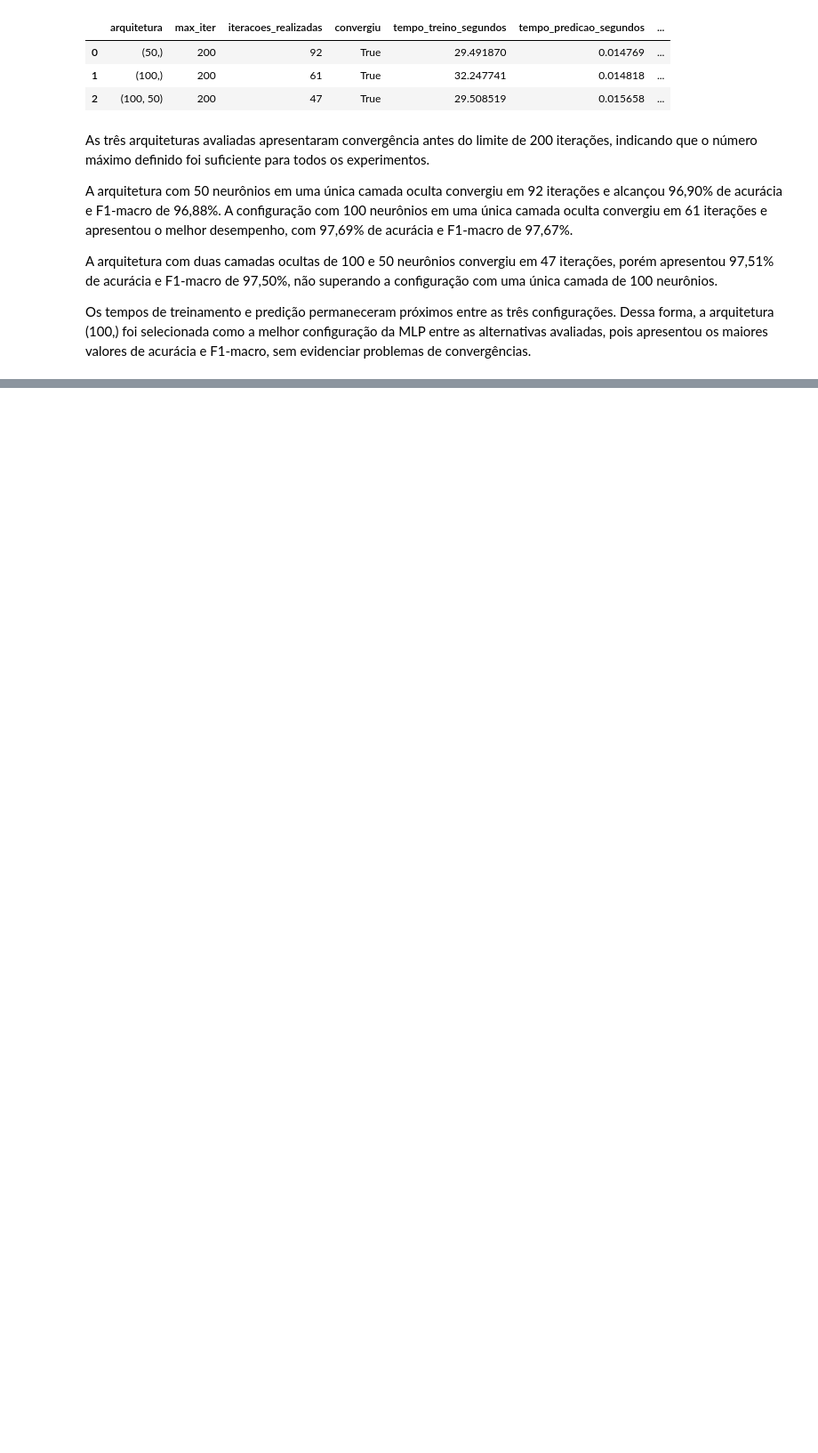
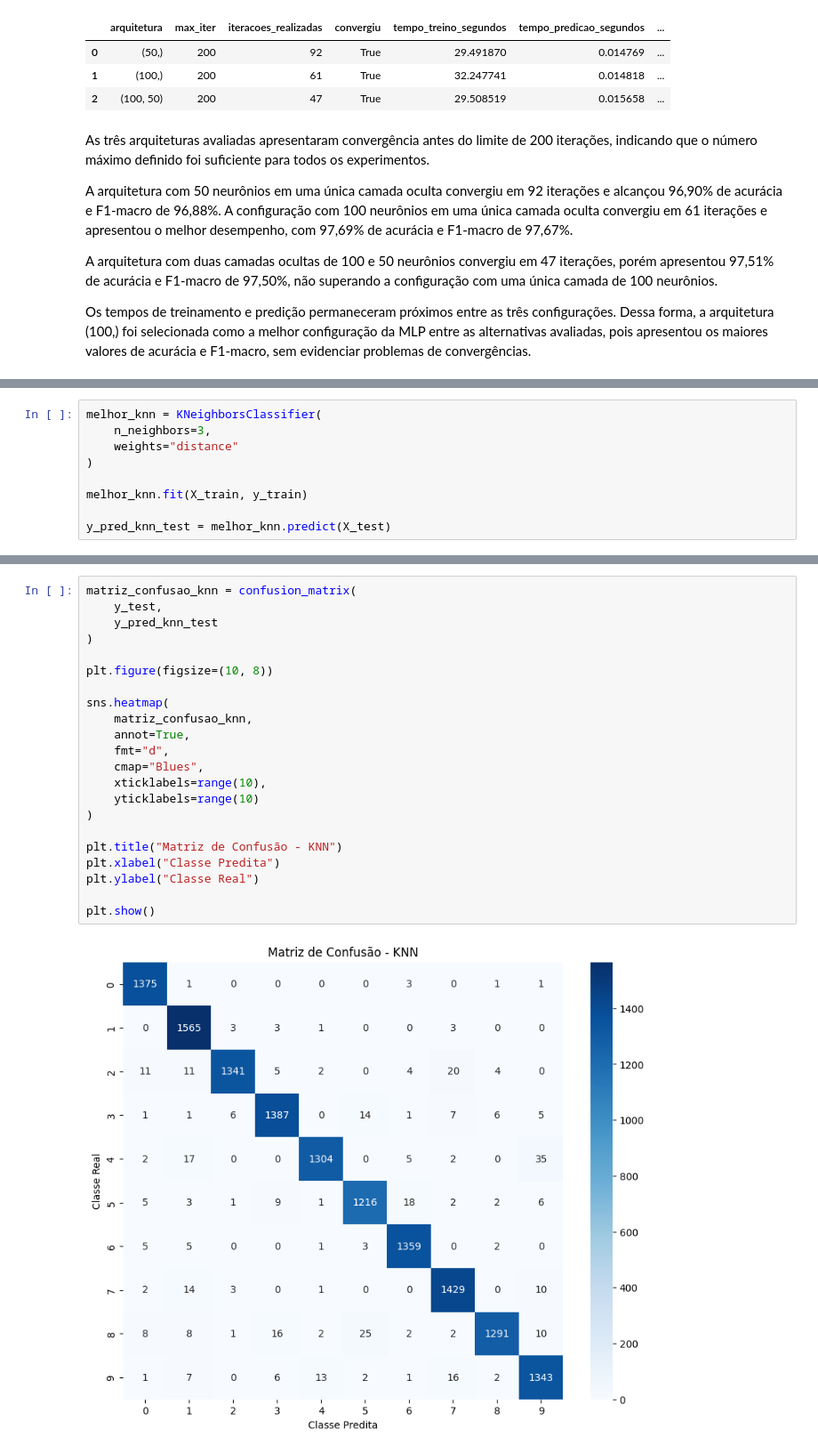
Before and after one commit to senapalm/classificador_de_digitos, a Jupyter notebook: classificador_de_digitos.ipynb, the cells around one changed output, grey strips where cells are left out. Shown: that part at 89% size. Cells and saved outputs as stored; diff of their text form; blank space fills up the shorter version.

```diff
--- a/classificador_de_digitos.ipynb
+++ b/classificador_de_digitos.ipynb
@@ -565,0 +576,9 @@ Os tempos de treinamento e predição permaneceram próximos entre as três conf
+# %%
+melhor_knn = KNeighborsClassifier(
+    n_neighbors=3,
+    weights="distance"
+)
+
+melhor_knn.fit(X_train, y_train)
+
+y_pred_knn_test = melhor_knn.predict(X_test)
@@ -565,0 +625,24 @@ Os tempos de treinamento e predição permaneceram próximos entre as três conf
+# %%
+matriz_confusao_knn = confusion_matrix(
+    y_test,
+    y_pred_knn_test
+)
+
+plt.figure(figsize=(10, 8))
+
+sns.heatmap(
+    matriz_confusao_knn,
+    annot=True,
+    fmt="d",
+    cmap="Blues",
+    xticklabels=range(10),
+    yticklabels=range(10)
+)
+
+plt.title("Matriz de Confusão - KNN")
+plt.xlabel("Classe Predita")
+plt.ylabel("Classe Real")
+
+plt.show()
+# %% [output]
+[figure, added]
```
Also changed, not shown: parts of 33 cells of this notebook.
